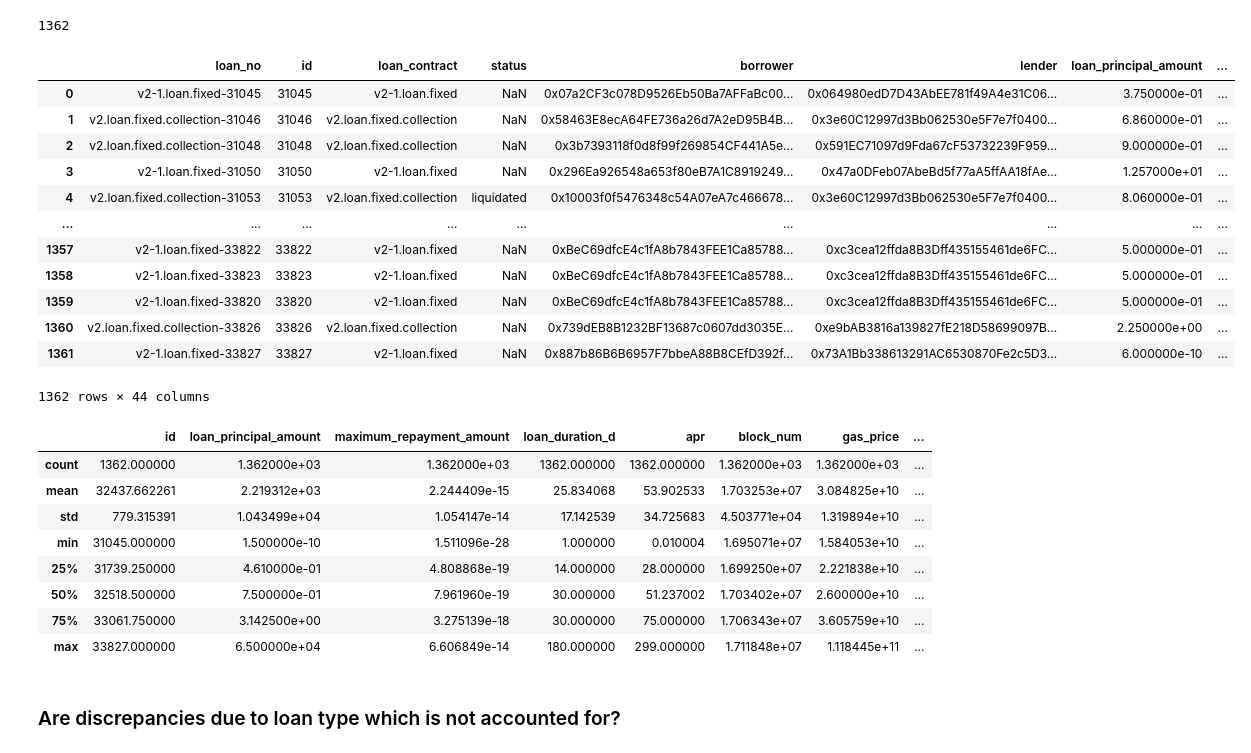
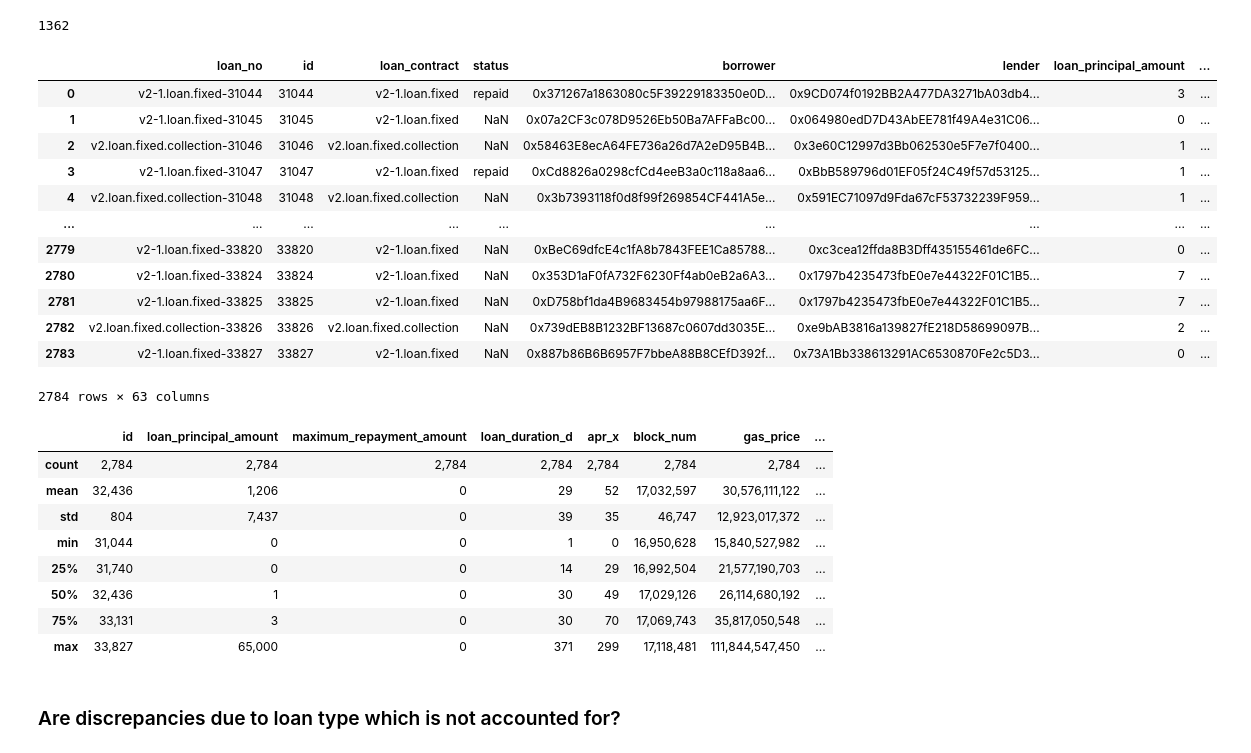
Before and after one commit to datagemsai/ChartGPT-API, a Jupyter notebook: analysis/nftfi_transaction_hash_nq.ipynb, the cells around one changed output. Drawn from its saved outputs; the diff is of its cells as text; code cells hidden in the pictures.

Commit message:
feature: clean notebook

```diff
--- a/analysis/nftfi_transaction_hash_nq.ipynb
+++ b/analysis/nftfi_transaction_hash_nq.ipynb
@@ -378,8 +365,3 @@ april_mq.shape, april_nftfi.shape
 april_nftfi.shape[0] - april_mq.shape[0]
 # %% [output]
 932
-# %%
-print(f'nftfi: {april_nftfi.shape[0]}, mq: {april_mq.shape[0]}')
-mq_not_in_nftfi = pd.merge(left=april_mq, right=april_nftfi, on='transaction_hash', how='left')
-nftfi_not_in_mq = pd.merge(left=april_nftfi, right=april_mq, on='transaction_hash', how='left')
-print(f'mq_not_in_nftfi: {mq_not_in_nftfi.shape[0]}, nftfi_not_in_mq: {nftfi_not_in_mq.shape[0]}')
@@ -479,35 +448,35 @@ len(nftfi_loans_not_in_mq)
 1362
 # %%
 ## LOANS IN NFTFI AND NOT IN MQ
-nftfi_not_in_mq = april_nftfi[april_nftfi['loan_no_cleaned'].isin(nftfi_loans_not_in_mq)].reset_index(drop=True)
+# nftfi_not_in_mq = april_nftfi[april_nftfi['loan_no_cleaned'].isin(nftfi_loans_not_in_mq)].reset_index(drop=True)
 nftfi_not_in_mq
 # %% [output]
 |  | loan_no | id | loan_contract | status | borrower | lender | loan_principal_amount | ... |
-| 0 | v2-1.loan.fixed-31045 | 31045 | v2-1.loan.fixed | NaN | 0x07a2CF3c078D9526Eb50Ba7AFFaBc00... | 0x064980edD7D43AbEE781f49A4e31C06... | 3.750000e-01 | ... |
-| 1 | v2.loan.fixed.collection-31046 | 31046 | v2.loan.fixed.collection | NaN | 0x58463E8ecA64FE736a26d7A2eD95B4B... | 0x3e60C12997d3Bb062530e5F7e7f0400... | 6.860000e-01 | ... |
-| 2 | v2.loan.fixed.collection-31048 | 31048 | v2.loan.fixed.collection | NaN | 0x3b7393118f0d8f99f269854CF441A5e... | 0x591EC71097d9Fda67cF53732239F959... | 9.000000e-01 | ... |
-| 3 | v2-1.loan.fixed-31050 | 31050 | v2-1.loan.fixed | NaN | 0x296Ea926548a653f80eB7A1C8919249... | 0x47a0DFeb07AbeBd5f77aA5ffAA18fAe... | 1.257000e+01 | ... |
-| 4 | v2.loan.fixed.collection-31053 | 31053 | v2.loan.fixed.collection | liquidated | 0x10003f0f5476348c54A07eA7c466678... | 0x3e60C12997d3Bb062530e5F7e7f0400... | 8.060000e-01 | ... |
+| 0 | v2-1.loan.fixed-31044 | 31044 | v2-1.loan.fixed | repaid | 0x371267a1863080c5F39229183350e0D... | 0x9CD074f0192BB2A477DA3271bA03db4... | 3 | ... |
+| 1 | v2-1.loan.fixed-31045 | 31045 | v2-1.loan.fixed | NaN | 0x07a2CF3c078D9526Eb50Ba7AFFaBc00... | 0x064980edD7D43AbEE781f49A4e31C06... | 0 | ... |
+| 2 | v2.loan.fixed.collection-31046 | 31046 | v2.loan.fixed.collection | NaN | 0x58463E8ecA64FE736a26d7A2eD95B4B... | 0x3e60C12997d3Bb062530e5F7e7f0400... | 1 | ... |
+| 3 | v2-1.loan.fixed-31047 | 31047 | v2-1.loan.fixed | repaid | 0xCd8826a0298cfCd4eeB3a0c118a8aa6... | 0xBbB589796d01EF05f24C49f57d53125... | 1 | ... |
+| 4 | v2.loan.fixed.collection-31048 | 31048 | v2.loan.fixed.collection | NaN | 0x3b7393118f0d8f99f269854CF441A5e... | 0x591EC71097d9Fda67cF53732239F959... | 1 | ... |
 | ... | ... | ... | ... | ... | ... | ... | ... | ... |
-| 1357 | v2-1.loan.fixed-33822 | 33822 | v2-1.loan.fixed | NaN | 0xBeC69dfcE4c1fA8b7843FEE1Ca85788... | 0xc3cea12ffda8B3Dff435155461de6FC... | 5.000000e-01 | ... |
-| 1358 | v2-1.loan.fixed-33823 | 33823 | v2-1.loan.fixed | NaN | 0xBeC69dfcE4c1fA8b7843FEE1Ca85788... | 0xc3cea12ffda8B3Dff435155461de6FC... | 5.000000e-01 | ... |
-| 1359 | v2-1.loan.fixed-33820 | 33820 | v2-1.loan.fixed | NaN | 0xBeC69dfcE4c1fA8b7843FEE1Ca85788... | 0xc3cea12ffda8B3Dff435155461de6FC... | 5.000000e-01 | ... |
-| 1360 | v2.loan.fixed.collection-33826 | 33826 | v2.loan.fixed.collection | NaN | 0x739dEB8B1232BF13687c0607dd3035E... | 0xe9bAB3816a139827fE218D58699097B... | 2.250000e+00 | ... |
-| 1361 | v2-1.loan.fixed-33827 | 33827 | v2-1.loan.fixed | NaN | 0x887b86B6B6957F7bbeA88B8CEfD392f... | 0x73A1Bb338613291AC6530870Fe2c5D3... | 6.000000e-10 | ... |
+| 2779 | v2-1.loan.fixed-33820 | 33820 | v2-1.loan.fixed | NaN | 0xBeC69dfcE4c1fA8b7843FEE1Ca85788... | 0xc3cea12ffda8B3Dff435155461de6FC... | 0 | ... |
+| 2780 | v2-1.loan.fixed-33824 | 33824 | v2-1.loan.fixed | NaN | 0x353D1aF0fA732F6230Ff4ab0eB2a6A3... | 0x1797b4235473fbE0e7e44322F01C1B5... | 7 | ... |
+| 2781 | v2-1.loan.fixed-33825 | 33825 | v2-1.loan.fixed | NaN | 0xD758bf1da4B9683454b97988175aa6F... | 0x1797b4235473fbE0e7e44322F01C1B5... | 7 | ... |
+| 2782 | v2.loan.fixed.collection-33826 | 33826 | v2.loan.fixed.collection | NaN | 0x739dEB8B1232BF13687c0607dd3035E... | 0xe9bAB3816a139827fE218D58699097B... | 2 | ... |
+| 2783 | v2-1.loan.fixed-33827 | 33827 | v2-1.loan.fixed | NaN | 0x887b86B6B6957F7bbeA88B8CEfD392f... | 0x73A1Bb338613291AC6530870Fe2c5D3... | 0 | ... |
-1362 rows × 44 columns
+2784 rows × 63 columns
 # %%
 # Explore the resulting set of nftfi_not_in_mq. Is there any pattern?
 nftfi_not_in_mq.describe()
 # %% [output]
-|  | id | loan_principal_amount | maximum_repayment_amount | loan_duration_d | apr | block_num | gas_price | ... |
-| count | 1362.000000 | 1.362000e+03 | 1.362000e+03 | 1362.000000 | 1362.000000 | 1.362000e+03 | 1.362000e+03 | ... |
-| mean | 32437.662261 | 2.219312e+03 | 2.244409e-15 | 25.834068 | 53.902533 | 1.703253e+07 | 3.084825e+10 | ... |
-| std | 779.315391 | 1.043499e+04 | 1.054147e-14 | 17.142539 | 34.725683 | 4.503771e+04 | 1.319894e+10 | ... |
-| min | 31045.000000 | 1.500000e-10 | 1.511096e-28 | 1.000000 | 0.010004 | 1.695071e+07 | 1.584053e+10 | ... |
-| 25% | 31739.250000 | 4.610000e-01 | 4.808868e-19 | 14.000000 | 28.000000 | 1.699250e+07 | 2.221838e+10 | ... |
-| 50% | 32518.500000 | 7.500000e-01 | 7.961960e-19 | 30.000000 | 51.237002 | 1.703402e+07 | 2.600000e+10 | ... |
-| 75% | 33061.750000 | 3.142500e+00 | 3.275139e-18 | 30.000000 | 75.000000 | 1.706343e+07 | 3.605759e+10 | ... |
-| max | 33827.000000 | 6.500000e+04 | 6.606849e-14 | 180.000000 | 299.000000 | 1.711848e+07 | 1.118445e+11 | ... |
+|  | id | loan_principal_amount | maximum_repayment_amount | loan_duration_d | apr_x | block_num | gas_price | ... |
+| count | 2,784 | 2,784 | 2,784 | 2,784 | 2,784 | 2,784 | 2,784 | ... |
+| mean | 32,436 | 1,206 | 0 | 29 | 52 | 17,032,597 | 30,576,111,122 | ... |
+| std | 804 | 7,437 | 0 | 39 | 35 | 46,747 | 12,923,017,372 | ... |
+| min | 31,044 | 0 | 0 | 1 | 0 | 16,950,628 | 15,840,527,982 | ... |
+| 25% | 31,740 | 0 | 0 | 14 | 29 | 16,992,504 | 21,577,190,703 | ... |
+| 50% | 32,436 | 1 | 0 | 30 | 49 | 17,029,126 | 26,114,680,192 | ... |
+| 75% | 33,131 | 3 | 0 | 30 | 70 | 17,069,743 | 35,817,050,548 | ... |
+| max | 33,827 | 65,000 | 0 | 371 | 299 | 17,118,481 | 111,844,547,450 | ... |
 # %% [markdown]
 ### Are discrepancies due to loan type which is not accounted for?
 # %%
```
Also changed, not shown: parts of 14 cells of this notebook.
